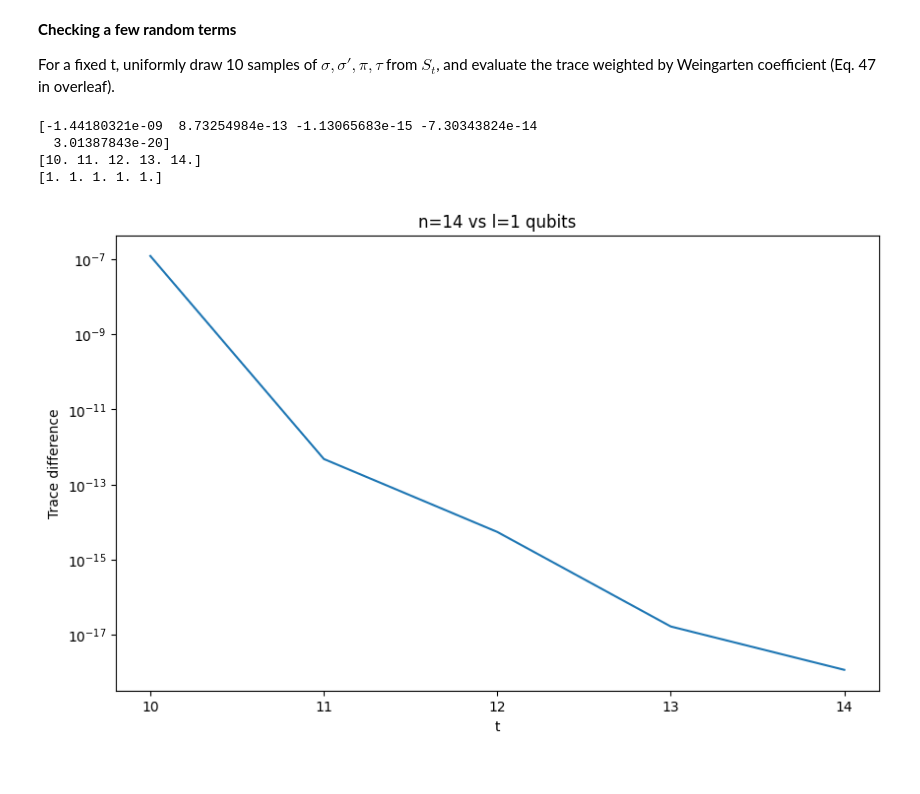
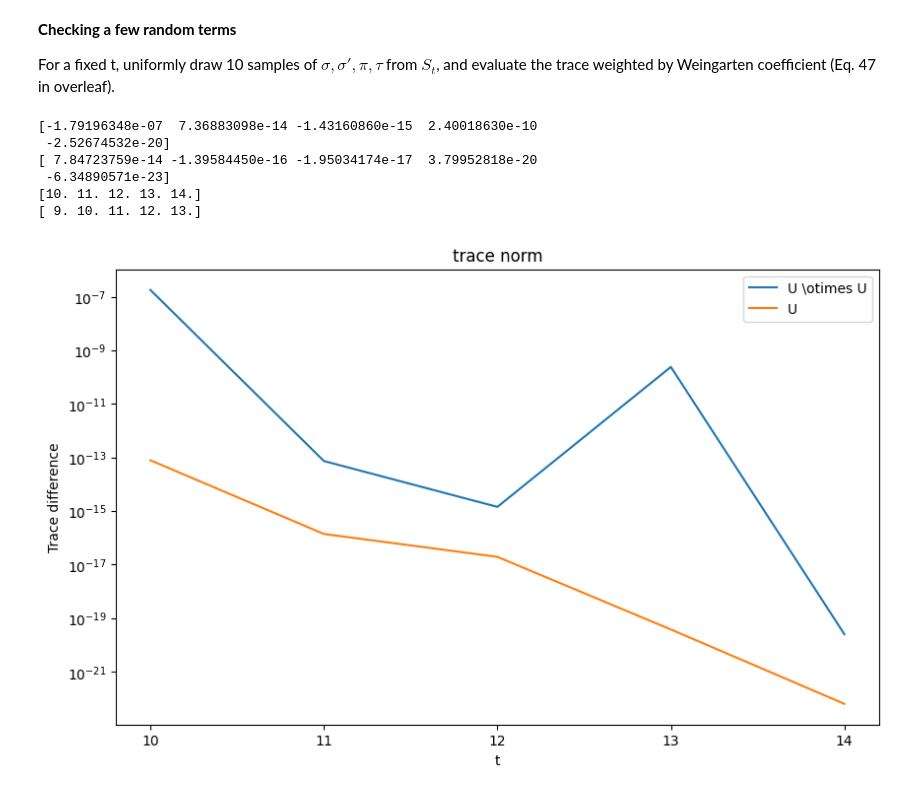
Before and after one commit to jean-wang-huaijin/pseudoentanglement, a Jupyter notebook: weingarten.ipynb, the cells around one changed output. Drawn from its saved outputs; the diff is of its cells as text; code cells hidden in the pictures.

Commit message:
full Haar twirl

```diff
--- a/weingarten.ipynb
+++ b/weingarten.ipynb
@@ -57,7 +57,8 @@ N_n = 5             # number of n considered
 nstart = 10
 nstep = 2
 c = 1         # number of copies t = c*n
-traces = np.zeros(N_n)
+traces_half = np.zeros(N_n)
+traces_full = np.zeros(N_n)
 tlist = np.zeros(N_n)
 llist = np.zeros(N_n)
 samples = 10
@@ -65,35 +66,42 @@ samples = 10
 
 for j in range(N_n):
     n = j+nstart
-    l = int(np.log(n)/np.log(2))
-    l = 1
-    sample_sum = 0
+    l = n-1
+    sample_sum_half = 0
+    sample_sum_full = 0
     t = int(c*n)
     zn = z_n(n,t)
     zl = z_n(l,t)
     for i in range(samples):
-        sample_sum += wg_weighted_trace_diff(n,l,t,zn,zl)
+        sample_sum_half += wg_weighted_trace_diff(n,l,t,zn,zl)
+        sample_sum_full += wg_haar(n,t,zn)
         # sample_sum += wg_weighted_trace(n,t,zn)
-    traces[j] = sample_sum/samples
+    traces_half[j] = sample_sum_half/samples
+    traces_full[j] = sample_sum_full/samples
     tlist[j] = t
     llist[j] = l
 
-print(traces)
+print(traces_half)
+print(traces_full)
 print(tlist)
 print(llist)
 # %% [output]
-[-1.44180321e-09  8.73254984e-13 -1.13065683e-15 -7.30343824e-14
-  3.01387843e-20]
+[-1.79196348e-07  7.36883098e-14 -1.43160860e-15  2.40018630e-10
+ -2.52674532e-20]
+[ 7.84723759e-14 -1.39584450e-16 -1.95034174e-17  3.79952818e-20
+ -6.34890571e-23]
 [10. 11. 12. 13. 14.]
-[1. 1. 1. 1. 1.]
+[ 9. 10. 11. 12. 13.]
 # %%
 plt.figure(figsize=(10, 6))
-plt.plot(tlist, abs(traces))
-plt.title(f'n={n} vs l={l} qubits')
+plt.plot(tlist, abs(traces_half), label='U \otimes U')
+plt.plot(tlist, abs(traces_full), label='U')
+plt.title(f'trace norm')
 plt.xlabel('t')
 plt.yscale('log')
 plt.xticks(tlist)
 plt.ylabel('Trace difference')
+plt.legend()
 plt.show()
 # %% [output]
-[figure, old version]
+[figure, new version]
```
Also changed, not shown: parts of 1 cell of this notebook, 1 other file.
